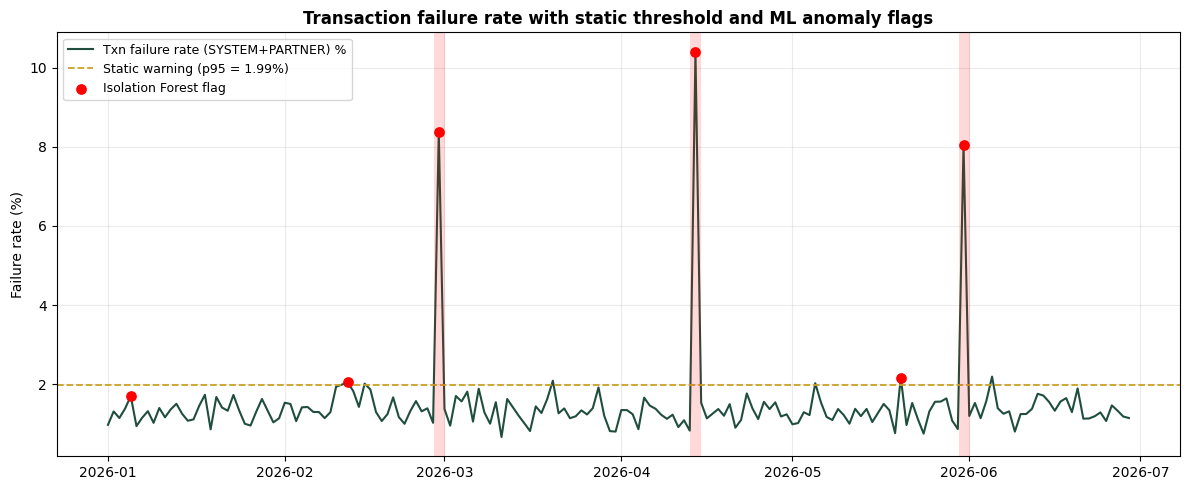
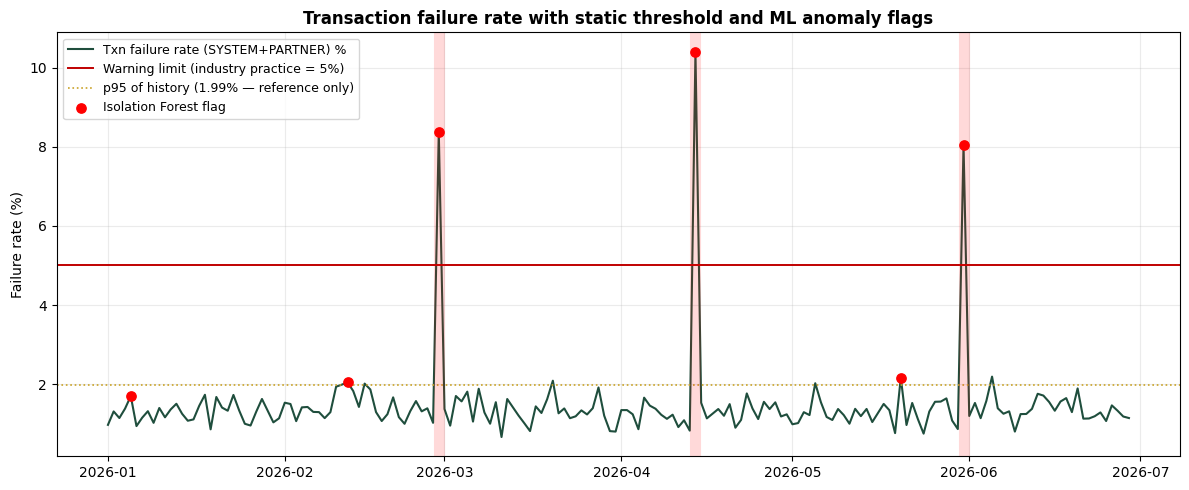
The change to this notebook cell's code, shown as a diff; its figure went from the first image to the second:
--- before
+++ after
@@ -4,7 +4,12 @@
         color="#1f4e3d", lw=1.5, label="Txn failure rate (SYSTEM+PARTNER) %")
 
-thr = threshold_p95(df["fail_rate_pct"])
-ax.axhline(thr, color="#c9a227", ls="--", lw=1.3,
-           label=f"Static warning (p95 = {thr}%)")
+# Official warning limit (Slide 5 / README): industry-practice 5%
+ax.axhline(5.0, color="#c00000", ls="-", lw=1.4,
+           label="Warning limit (industry practice = 5%)")
+
+# Statistical reference: p95 of this dataset — shown for comparison, not the alert line
+thr_p95 = threshold_p95(df["fail_rate_pct"])
+ax.axhline(thr_p95, color="#c9a227", ls=":", lw=1.2,
+           label=f"p95 of history ({thr_p95}% — reference only)")
 
 # mark ground-truth outages

Commit: Chart: show official 5% warning limit alongside p95 reference